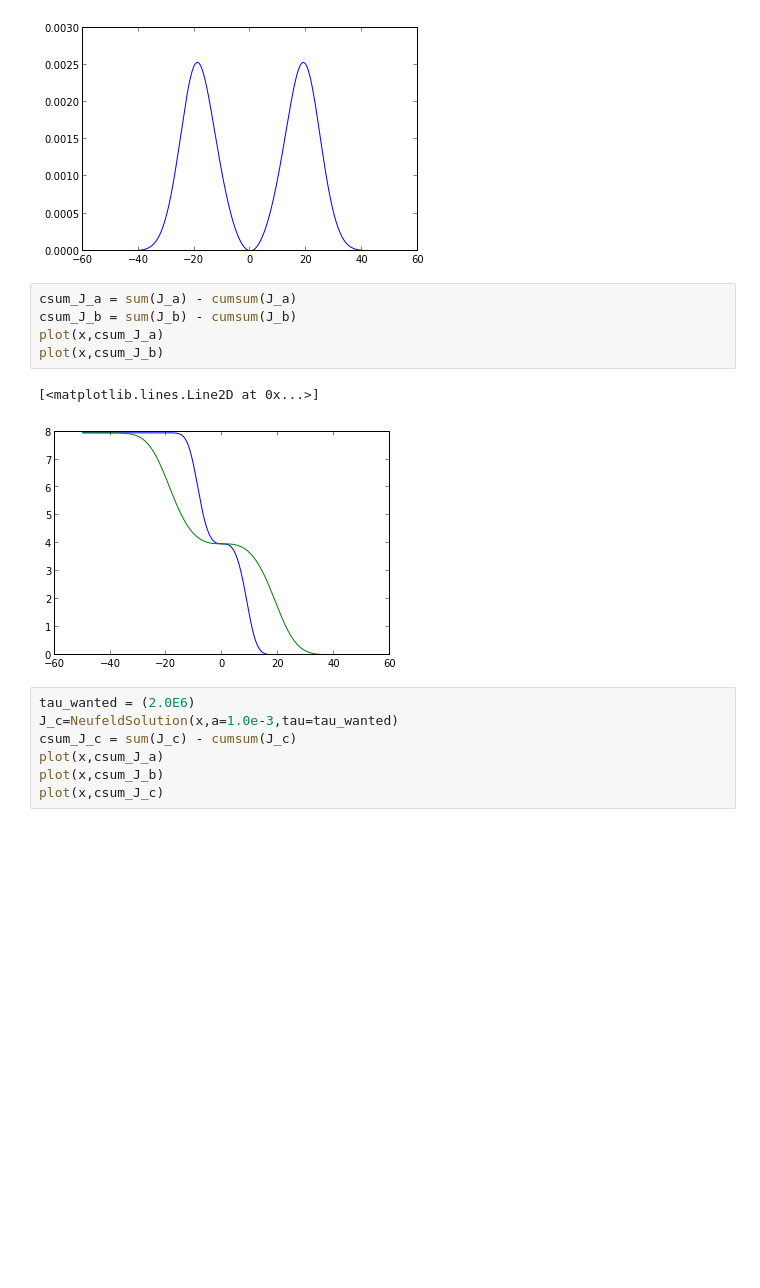
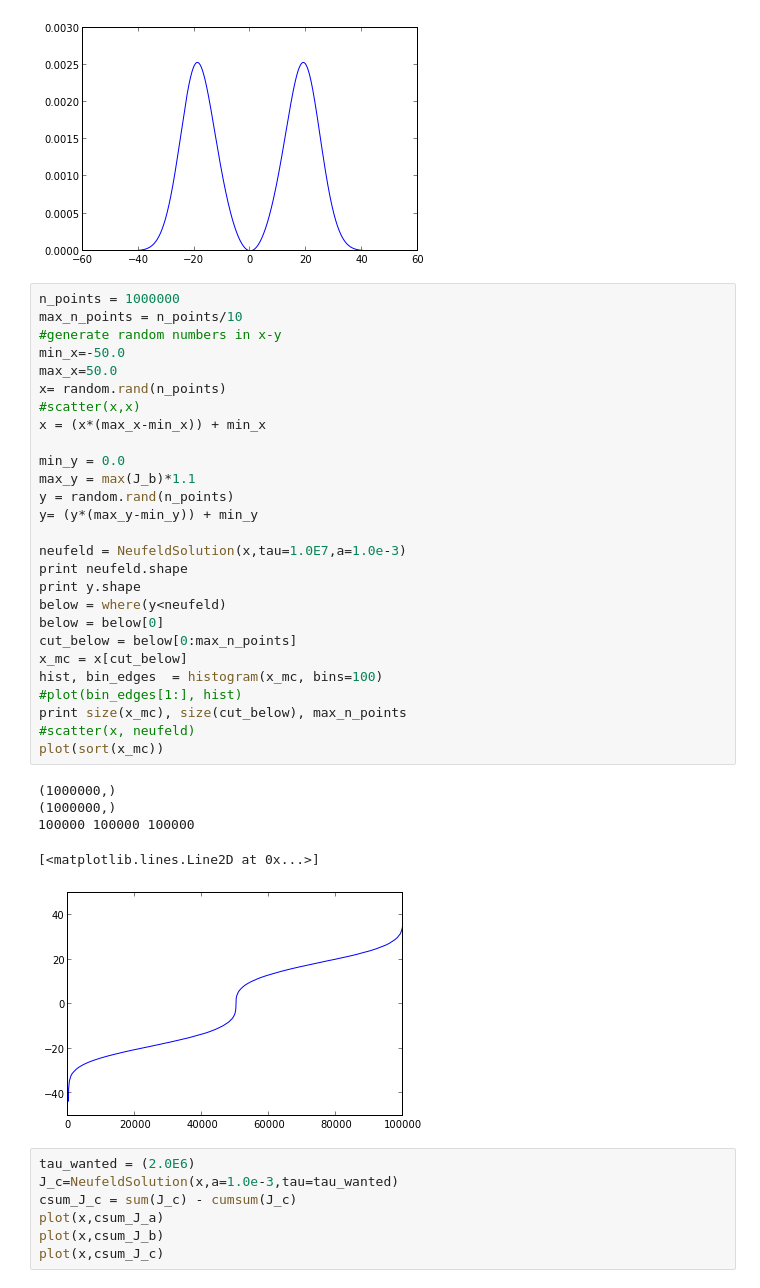
Before and after one commit to forero/LineInterpolation, a Jupyter notebook: code/NeufeldInterpolation.ipynb, the cells around one changed output. Saved outputs shown, nothing was run; the diff lists cells and outputs as text; blank space fills up the shorter version.

Commit message:
montecarlo sampling of the Neufeld solution

```diff
--- a/code/NeufeldInterpolation.ipynb
+++ b/code/NeufeldInterpolation.ipynb
@@ -22,14 +22,39 @@ plot(x, J_b)
 # %% [output]
 [<matplotlib.lines.Line2D at 0x...>]
 [figure]
-# %%
-csum_J_a = sum(J_a) - cumsum(J_a)
-csum_J_b = sum(J_b) - cumsum(J_b)
-plot(x,csum_J_a)
-plot(x,csum_J_b)
-# %% [output]
-[<matplotlib.lines.Line2D at 0x...>]
-[figure, removed]
+# %%
+n_points = 1000000
+max_n_points = n_points/10
+#generate random numbers in x-y
+min_x=-50.0
+max_x=50.0
+x= random.rand(n_points)
+#scatter(x,x)
+x = (x*(max_x-min_x)) + min_x
+
+min_y = 0.0
+max_y = max(J_b)*1.1
+y = random.rand(n_points)
+y= (y*(max_y-min_y)) + min_y
+
+neufeld = NeufeldSolution(x,tau=1.0E7,a=1.0e-3)
+print neufeld.shape
+print y.shape
+below = where(y<neufeld)
+below = below[0]
+cut_below = below[0:max_n_points]
+x_mc = x[cut_below]
+hist, bin_edges  = histogram(x_mc, bins=100)
+#plot(bin_edges[1:], hist)
+print size(x_mc), size(cut_below), max_n_points
+#scatter(x, neufeld)
+plot(sort(x_mc))
+# %% [output]
+(1000000,)
+(1000000,)
+100000 100000 100000
+[<matplotlib.lines.Line2D at 0x...>]
+[figure, added]
 # %%
 tau_wanted = (2.0E6)
 J_c=NeufeldSolution(x,a=1.0e-3,tau=tau_wanted)
```
